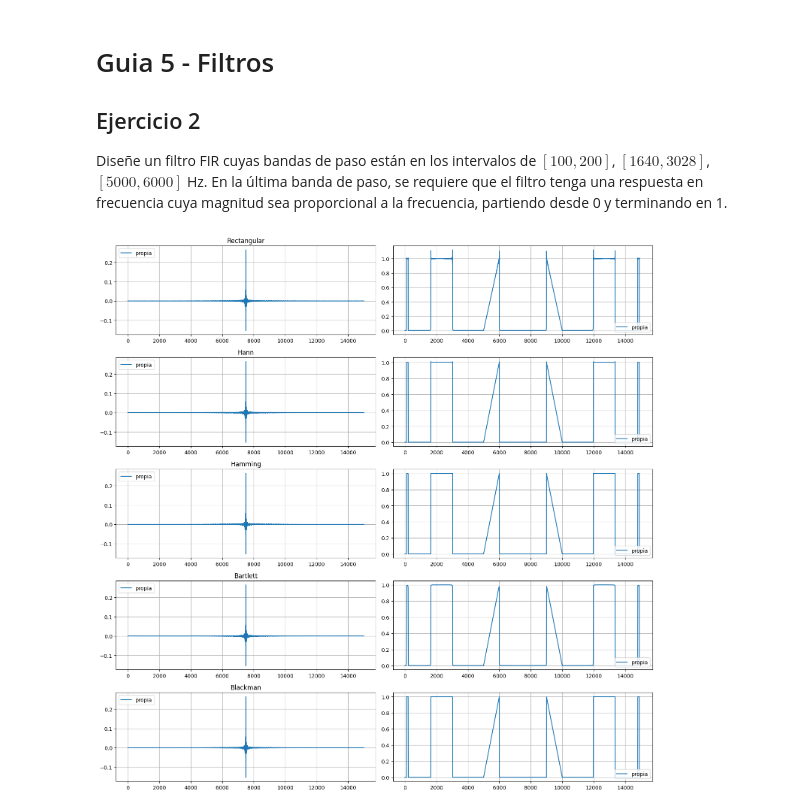
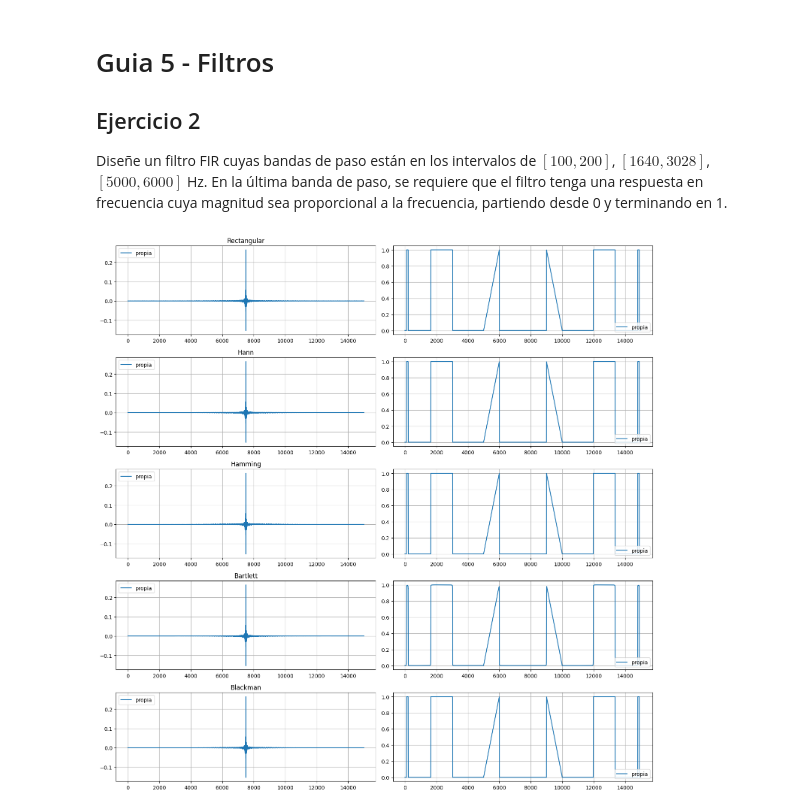
Before and after one commit to francoherg/PDS-2025, a Jupyter notebook: Practica/Guia5/5-2-2.ipynb, the cells around one changed output. Drawn from its saved outputs; the diff is of its cells as text; code cells hidden in the pictures.

```diff
--- a/Practica/Guia5/5-2-2.ipynb
+++ b/Practica/Guia5/5-2-2.ipynb
@@ -82,24 +82,27 @@ def retardar(X,i):
     Xret = X*exp
     return Xret
 
-def pasabandaFreq(fm,f1,f2):
+def pasabandaFreq(N,f1,f2):
     '''genera la respuesta en frecuencia para un filtro pasa alto de frecuencia muestreal fm para frecuencias >= f'''
-    k = np.arange(fm)
+    k = np.arange(N)
     H = np.where(np.logical_and(np.greater_equal(k,f1),np.less_equal(k,f2)), 1, 0)
-    H = np.where(np.logical_and(np.greater_equal(k,fm-f2),np.less_equal(k,fm-f1)), 1, H)
+    H = np.where(np.logical_and(np.greater_equal(k,N-f2),np.less_equal(k,N-f1)), 1, H)
     return H
 
-def FIRPasaBanda(fm,f1,f2,N,W):
+def FIRPasaBanda(fmin,fmax,N,W):
     '''Genera un h[n] de un filtro pasa banda para frecuencias f1 <= k <= f2, con duracion N muestras y aplicando la ventana W'''
+    xMuestreo = 10
+    FMin = fmin*xMuestreo
+    FMax = fmax*xMuestreo
 
     # Generar respuesta en frecuencia deseada
-    X = pasabandaFreq(fm,f1,f2)
+    X = pasabandaFreq(N*xMuestreo,FMin,FMax)
 
     # Aplicar retardo
-    X = retardar(X,N/2)
+    X = retardar(X,(N-1 if N%2 != 0 else N)/2.0)
 
-    # Antitransformar
-    x = np.fft.ifft(X)
+    # Antitransformar tomando N muestras equisdistantes
+    x = np.fft.ifft(X[np.arange(N)*xMuestreo])
 
     # Aplicar ventana
     x = W(x,0,N)
@@ -107,25 +110,28 @@ def FIRPasaBanda(fm,f1,f2,N,W):
     # Devolver recortada
     return x[:N]
 
-def ascendenteFreq(fm,f1,f2):
-    k = np.arange(fm)
+def ascendenteFreq(N,f1,f2):
+    k = np.arange(N)
 
     H = [0 for _ in range(len(k))]
     for i in range(f2-f1):
         H[f1+i] = i/(f2-f1)
-        H[fm-f1-i] = i/(f2-f1)
+        H[N-f1-i] = i/(f2-f1)
 
     return H
 
-def FIRBandaAscendente(fm,f1,f2,N,W):
+def FIRBandaAscendente(fmin,fmax,N,W):
+    xMuestreo = 10
+    FMin = fmin*xMuestreo
+    FMax = fmax*xMuestreo
     # Generar respuesta en frecuencia deseada
-    X = ascendenteFreq(fm,f1,f2)
+    X = ascendenteFreq(N*xMuestreo,FMin,FMax)
 
     # Aplicar retardo
-    X = retardar(X,N/2)
+    X = retardar(X,(N-1 if N%2 != 0 else N)/2.0)
 
-    # Antitransformar
-    x = np.fft.ifft(X)
+    # Antitransformar tomando N muestras
+    x = np.fft.ifft(X[np.arange(N)*xMuestreo])
 
     # Aplicar ventana
     x = W(x,0,N)
@@ -135,12 +141,13 @@ def FIRBandaAscendente(fm,f1,f2,N,W):
 
 # Parametros
 fm = 15000
+longitud = 15000
 
-hrectangular = FIRPasaBanda(fm,100,200,14998,rectangular) + FIRPasaBanda(fm,1640,3028,14998,rectangular) + FIRBandaAscendente(fm,5000,6000,14998,rectangular)
-hhann = FIRPasaBanda(fm,100,200,14998,hann) + FIRPasaBanda(fm,1640,3028,14998,hann) + FIRBandaAscendente(fm,5000,6000,14998,hann)
-hhamming = FIRPasaBanda(fm,100,200,14998,hamming) + FIRPasaBanda(fm,1640,3028,14998,hamming) + FIRBandaAscendente(fm,5000,6000,14998,hamming)
-hbartlett = FIRPasaBanda(fm,100,200,14998,bartlett) + FIRPasaBanda(fm,1640,3028,14998,bartlett) + FIRBandaAscendente(fm,5000,6000,14998,bartlett)
-hblackman = FIRPasaBanda(fm,100,200,14998,blackman) + FIRPasaBanda(fm,1640,3028,14998,blackman) + FIRBandaAscendente(fm,5000,6000,14998,blackman)
+hrectangular = FIRPasaBanda(100,200,longitud,rectangular) + FIRPasaBanda(1640,3028,longitud,rectangular) + FIRBandaAscendente(5000,6000,longitud,rectangular)
+hhann = FIRPasaBanda(100,200,longitud,hann) + FIRPasaBanda(1640,3028,longitud,hann) + FIRBandaAscendente(5000,6000,longitud,hann)
+hhamming = FIRPasaBanda(100,200,longitud,hamming) + FIRPasaBanda(1640,3028,longitud,hamming) + FIRBandaAscendente(5000,6000,longitud,hamming)
+hbartlett = FIRPasaBanda(100,200,longitud,bartlett) + FIRPasaBanda(1640,3028,longitud,bartlett) + FIRBandaAscendente(5000,6000,longitud,bartlett)
+hblackman = FIRPasaBanda(100,200,longitud,blackman) + FIRPasaBanda(1640,3028,longitud,blackman) + FIRBandaAscendente(5000,6000,longitud,blackman)
 
 fig, ax = plt.subplots(5,2)
 fig.set_figheight(15)
@@ -150,34 +157,34 @@ for axi in ax:
         axj.grid()
 
 ax[0][0].plot(hrectangular, label='propia')
 ax[0][0].set_title('Rectangular')
 ax[0][0].legend(loc='upper left')
 ax[1][0].plot(hhann, label='propia')
 ax[1][0].set_title('Hann')
 ax[1][0].legend(loc='upper left')
 ax[2][0].plot(hhamming, label='propia')
 ax[2][0].set_title('Hamming')
 ax[2][0].legend(loc='upper left')
 ax[3][0].plot(hbartlett, label='propia')
 ax[3][0].set_title('Bartlett')
 ax[3][0].legend(loc='upper left')
 ax[4][0].plot(hblackman, label='propia')
 ax[4][0].set_title('Blackman')
 ax[4][0].legend(loc='upper left')
 
 ax[0][1].plot(np.abs(np.fft.fft(hrectangular)), label='propia')
 ax[0][1].legend(loc='lower right')
 ax[1][1].plot(np.abs(np.fft.fft(hhann)), label='propia')
 ax[1][1].legend(loc='lower right')
 ax[2][1].plot(np.abs(np.fft.fft(hhamming)), label='propia')
 ax[2][1].legend(loc='lower right')
 ax[3][1].plot(np.abs(np.fft.fft(hbartlett)), label='propia')
 ax[3][1].legend(loc='lower right')
 ax[4][1].plot(np.abs(np.fft.fft(hblackman)), label='propia')
 ax[4][1].legend(loc='lower right')
 fig.tight_layout()
 # %% [output]
-[figure, old version]
+[figure, new version]
 # %%
 import random
 
```
Also changed, not shown: parts of 1 cell of this notebook, 1 other file.
